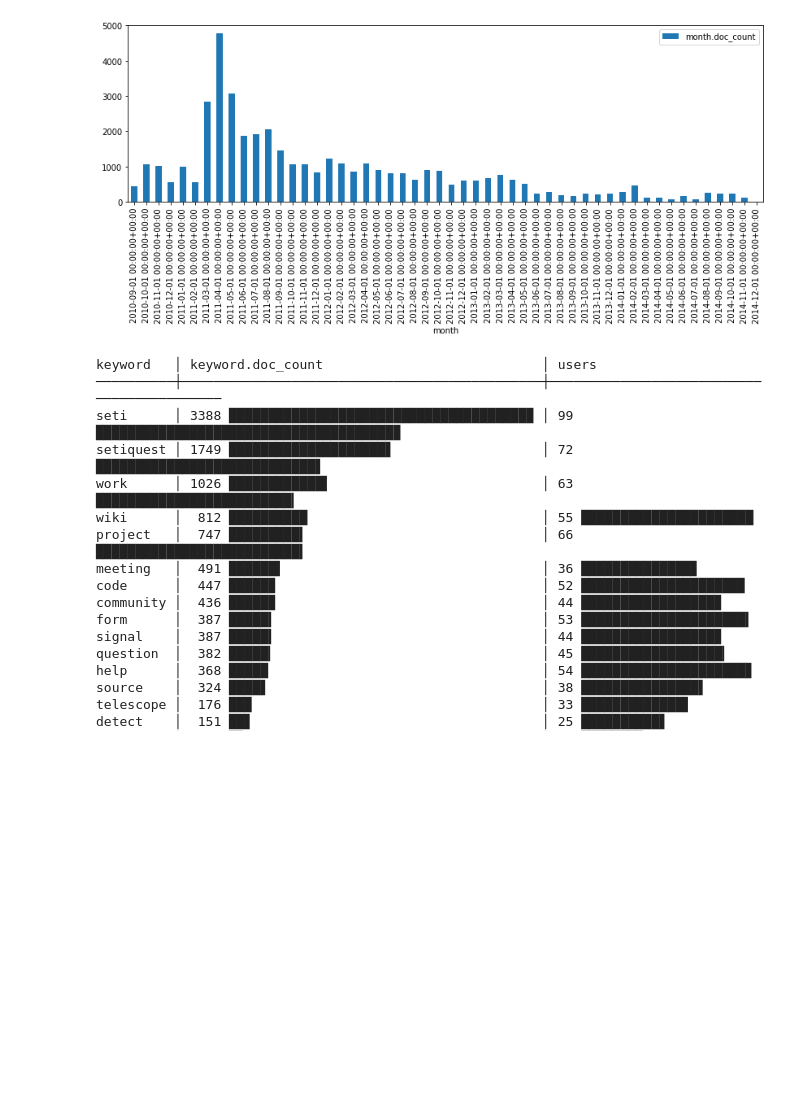
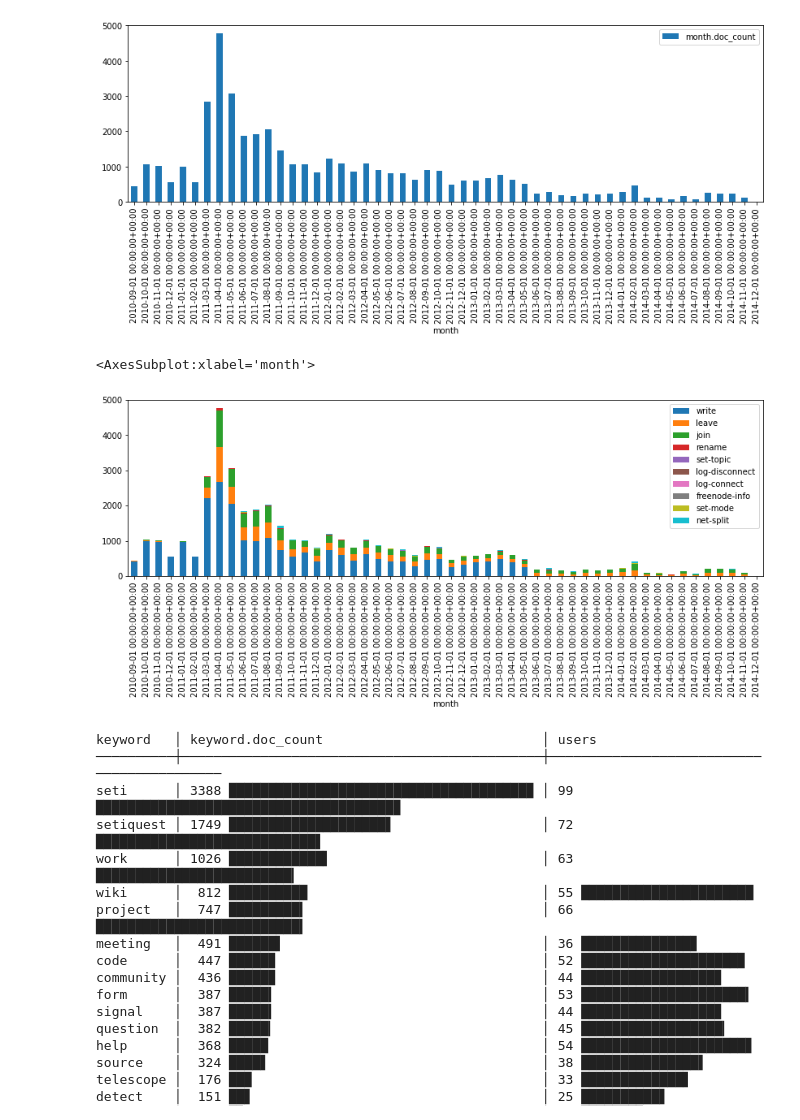
Before and after one commit to netzkolchose/elastipy, a Jupyter notebook: examples/setiquest.ipynb, the cells around one changed output. Saved outputs shown, nothing was run; the diff lists cells and outputs as text; code cells hidden in the pictures; blank space fills up the shorter version.

```diff
--- a/examples/setiquest.ipynb
+++ b/examples/setiquest.ipynb
@@ -14,6 +15,16 @@ Search(index=INDEX) \
 # %% [output]
 <AxesSubplot:xlabel='month'>
 [figure]
+# %%
+agg = Search(index=INDEX) \
+    .agg_date_histogram("month", calendar_interval="month") \
+    .agg_terms("event", field="event")
+
+df = agg.execute().df(to_index="month", flat="event", exclude="*.doc_count")
+df.plot.bar(figsize=(14, 4), stacked=True)
+# %% [output]
+<AxesSubplot:xlabel='month'>
+[figure, added]
 # %%
 KEYWORDS = [
     "radio", "telescope", "meeting", "setiquest",
```
Also changed, not shown: parts of 1 cell of this notebook.
